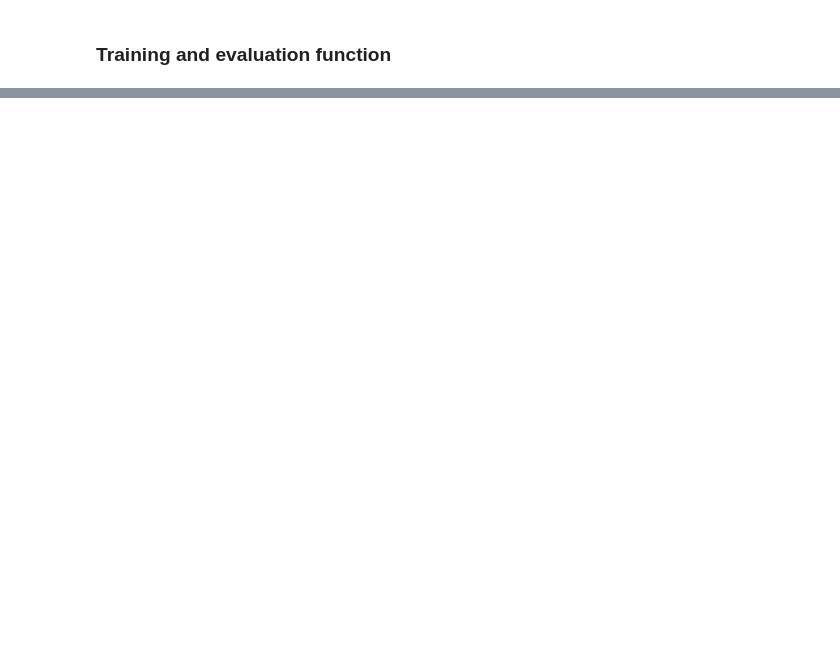
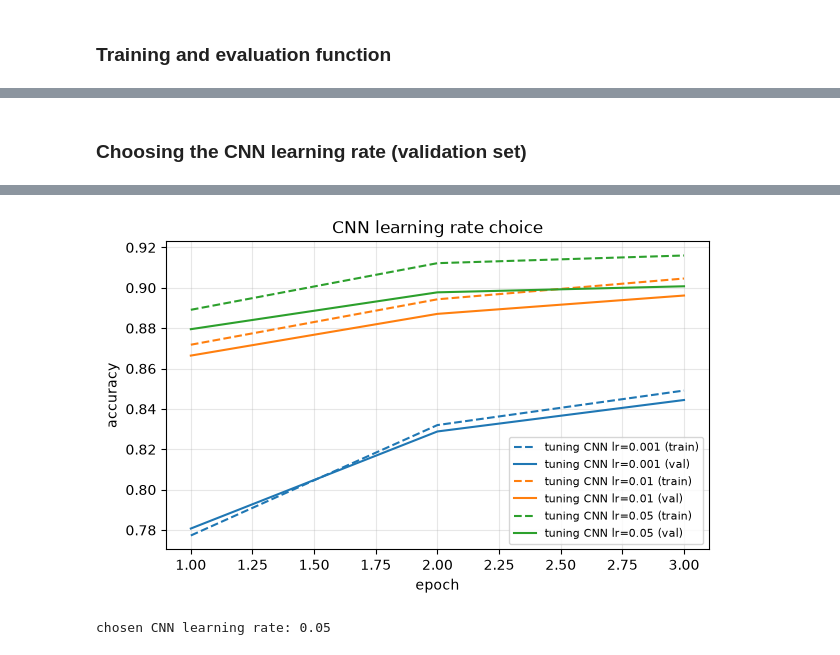
Before and after one commit to siqi-lYuYl/COMP551_A3, a Jupyter notebook: COMP551_A3.ipynb, the cells around one changed output, grey strips where cells are left out. Drawn from its saved outputs; the diff is of its cells as text; code cells hidden in the pictures; blank space fills up the shorter version.

Commit message:
Quick run

```diff
--- a/COMP551_A3.ipynb
+++ b/COMP551_A3.ipynb
@@ -587,0 +601,23 @@ def train_model(model, trainloader, evalloader, num_epochs = 5, lr = 0.01):
+# %%
+class ConvNet(nn.Module):
+
+  def __init__(self, channels = (16, 32)):
+    super(ConvNet, self).__init__()
+    c1, c2 = channels
+    self.conv1 = nn.Conv2d(1, c1, kernel_size = 3, stride = 1, padding = 1)
+    self.conv2 = nn.Conv2d(c1, c2, kernel_size = 3, stride = 1, padding = 1)
+    self.pool = nn.MaxPool2d(kernel_size = 2, stride = 2)
+    self.fc1 = nn.Linear(c2 * 7 * 7, 256)                # two 2x2 poolings: 28 -> 14 -> 7
+    self.fc2 = nn.Linear(256, 10)
+
+  def forward(self, x):
+    # x: (N, 1, 28, 28)
+    x = self.pool(F.relu(self.conv1(x)))   # (N, 16, 14, 14)
+    x = self.pool(F.relu(self.conv2(x)))   # (N, 32, 7, 7)
+    x = x.view(x.size(0), -1)              # (N, 1568)
+    x = F.relu(self.fc1(x))                # (N, 256)
+    x = self.fc2(x)                        # (N, 10) scores; CrossEntropyLoss applies the softmax
+    return x
+
+print(ConvNet())
+print(f'Trainable parameters: {sum(p.numel() for p in ConvNet().parameters()):,}')
@@ -587,0 +633,18 @@ def train_model(model, trainloader, evalloader, num_epochs = 5, lr = 0.01):
+# %% [markdown]
+### Choosing the CNN learning rate (validation set)
+# %%
+CNN_TUNING_EPOCHS = 1 if QUICK_RUN else 3
+
+cnn_lr_candidates = [0.001, 0.01, 0.05]
+for lr in cnn_lr_candidates:
+  print(f'learning rate {lr}')
+  torch.manual_seed(0)
+  results[f'tuning CNN lr={lr}'] = {'history': train_model(ConvNet().to(device), trainloader, train_evalloader, valloader,
+                                                           num_epochs = CNN_TUNING_EPOCHS, lr = lr)}
+
+plot_histories([f'tuning CNN lr={lr}' for lr in cnn_lr_candidates], 'CNN learning rate choice', eval_name = 'val')
+CNN_LR = max(cnn_lr_candidates, key = lambda lr: results[f'tuning CNN lr={lr}']['history']['eval_acc'][-1])
+for lr in cnn_lr_candidates:
+  del results[f'tuning CNN lr={lr}']
+print('chosen CNN learning rate:', CNN_LR)
+# %% [output]
@@ -587,0 +663,2 @@ def train_model(model, trainloader, evalloader, num_epochs = 5, lr = 0.01):
+[figure, added]
+chosen CNN learning rate: 0.05
```
Also changed, not shown: parts of 45 cells of this notebook.
